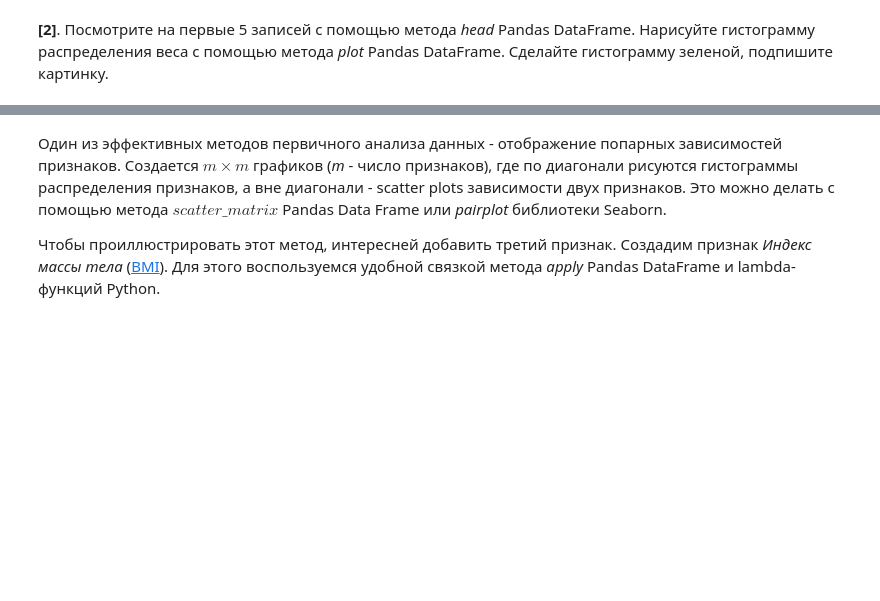
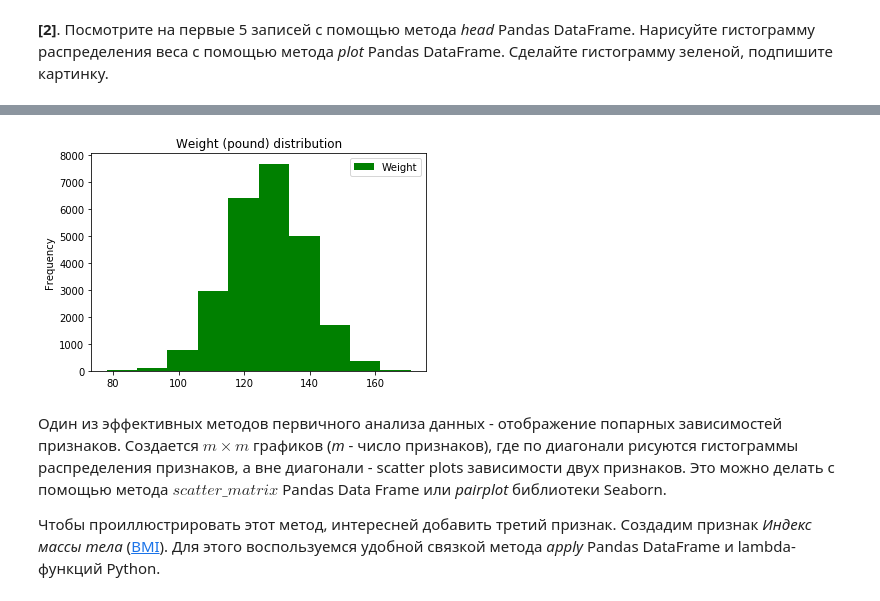
Before and after one commit to Mynzhassar/machine-learning-and-data-analysis, a Jupyter notebook: 2-supervised-learning/week_1/assignments/1_1_peer_review_linreg_height_weight.ipynb, the cells around one changed output, grey strips where cells are left out. Saved outputs shown, nothing was run; the diff lists cells and outputs as text; code cells hidden in the pictures; blank space fills up the shorter version.

```diff
--- a/2-supervised-learning/week_1/assignments/1_1_peer_review_linreg_height_weight.ipynb
+++ b/2-supervised-learning/week_1/assignments/1_1_peer_review_linreg_height_weight.ipynb
@@ -34,7 +34,7 @@ import matplotlib.pyplot as plt
 
 <p>Считаем данные по росту и весу (<em>weights_heights.csv</em>, приложенный в задании) в объект Pandas DataFrame:</p>
 # %%
-data = pd.read_csv('weights_heights.csv', index_col='Index')
+data = pd.read_csv('C:/ds/data_2/weights_heights.csv', index_col='Index')
 # %% [markdown]
 
 <p>Чаще всего первое, что надо надо сделать после считывания данных - это посмотреть на первые несколько записей. Так можно отловить ошибки чтения данных (например, если вместо 10 столбцов получился один, в названии которого 9 точек с запятой). Также это позволяет познакомиться с данными, как минимум, посмотреть на признаки и их природу (количественный, категориальный и т.д.).</p>
@@ -61,3 +71,8 @@ data.plot(y='Height', kind='hist', color='red',  title='Height (inch.) distribut
+# %%
+# Ваш код здесь
+data.plot(y='Weight', kind='hist', color='green', title="Weight (pound) distribution");
+# %% [output]
+[figure, added]
 # %% [markdown]
 
 <p>Один из эффективных методов первичного анализа данных - отображение попарных зависимостей признаков. Создается $m \times m$ графиков (<em>m</em> - число признаков), где по диагонали рисуются гистограммы распределения признаков, а вне диагонали - scatter plots зависимости двух признаков. Это можно делать с помощью метода $scatter\_matrix$ Pandas Data Frame или <em>pairplot</em> библиотеки Seaborn.</p>
```
Also changed, not shown: parts of 28 cells of this notebook.
